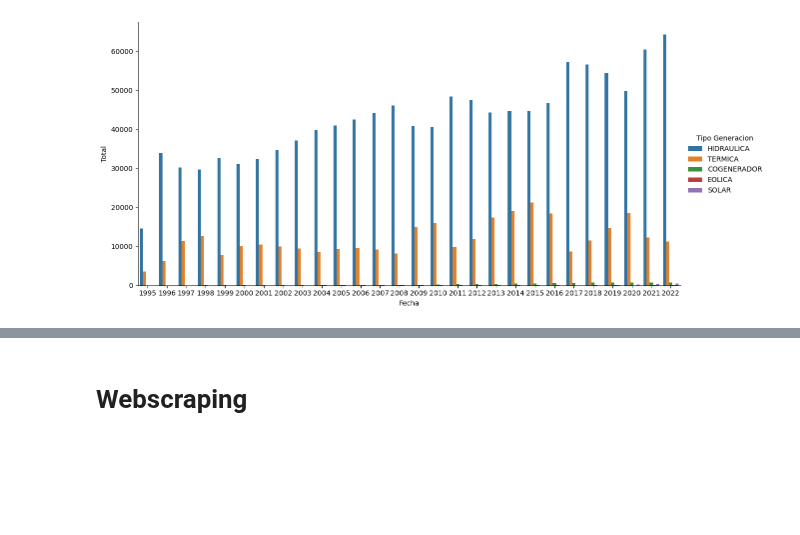
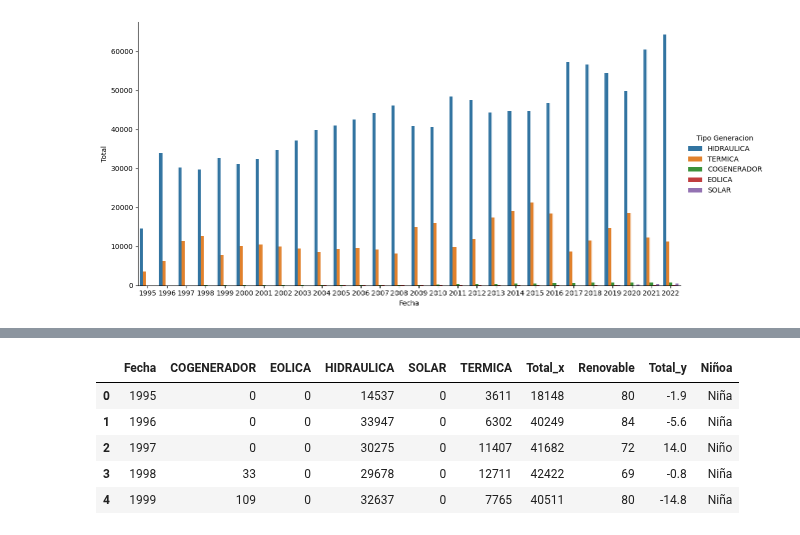
Before and after one commit to Mateoferrnandez/Projects, a Jupyter notebook: Personal Projects/Generacion electrica en Colombia/Dtacleaning.ipynb, the cells around one changed output, grey strips where cells are left out. Cells and saved outputs as stored; diff of their text form; code cells hidden in the pictures; blank space fills up the shorter version.

```diff
--- a/Personal Projects/Generacion electrica en Colombia/Dtacleaning.ipynb
+++ b/Personal Projects/Generacion electrica en Colombia/Dtacleaning.ipynb
@@ -489,0 +443,3 @@ result.head(10)
+# %%
+for i in result.columns:
+     result[i]=result[i].apply(lambda x: int(x))
@@ -490,4 +448,22 @@ result.head(10)
+# %%
+oni=pd.read_csv('D:\Documentos\Github\Projects\Personal Projects\Generacion electrica en Colombia\webscraping\datos_extraidos_tabla_9_ONI_v5.php.csv')
+oni=oni.drop(oni[oni["Year"]=="Year"].index)
+oni=oni.apply(pd.to_numeric, errors='coerce')
+oni=oni.loc[oni["Year"]>=1995]
+oni["Total"]=oni[oni.columns[1:]].sum(axis=1)
+oni["Niñoa"]=oni["Total"].apply(lambda x: "Niño" if x > 0 else "Niña")
+oni.rename(columns={"Year": "Fecha"}, inplace=True)
+# %%
+oni2=oni[["Fecha","Total","Niñoa"]]
+# %%
+result=result.merge(oni2,how="inner",on="Fecha")
+result.head()
+# %% [output]
+|  | Fecha | COGENERADOR | EOLICA | HIDRAULICA | SOLAR | TERMICA | Total_x | Renovable | Total_y | Niñoa |
+| 0 | 1995 | 0 | 0 | 14537 | 0 | 3611 | 18148 | 80 | -1.9 | Niña |
+| 1 | 1996 | 0 | 0 | 33947 | 0 | 6302 | 40249 | 84 | -5.6 | Niña |
+| 2 | 1997 | 0 | 0 | 30275 | 0 | 11407 | 41682 | 72 | 14.0 | Niño |
+| 3 | 1998 | 33 | 0 | 29678 | 0 | 12711 | 42422 | 69 | -0.8 | Niña |
+| 4 | 1999 | 109 | 0 | 32637 | 0 | 7765 | 40511 | 80 | -14.8 | Niña |
 # %%
 result.to_csv("EnergiaElectricaColombia1.csv")
-# %% [markdown]
-# Webscraping
```
Also changed, not shown: parts of 15 cells of this notebook, 2 other files.
